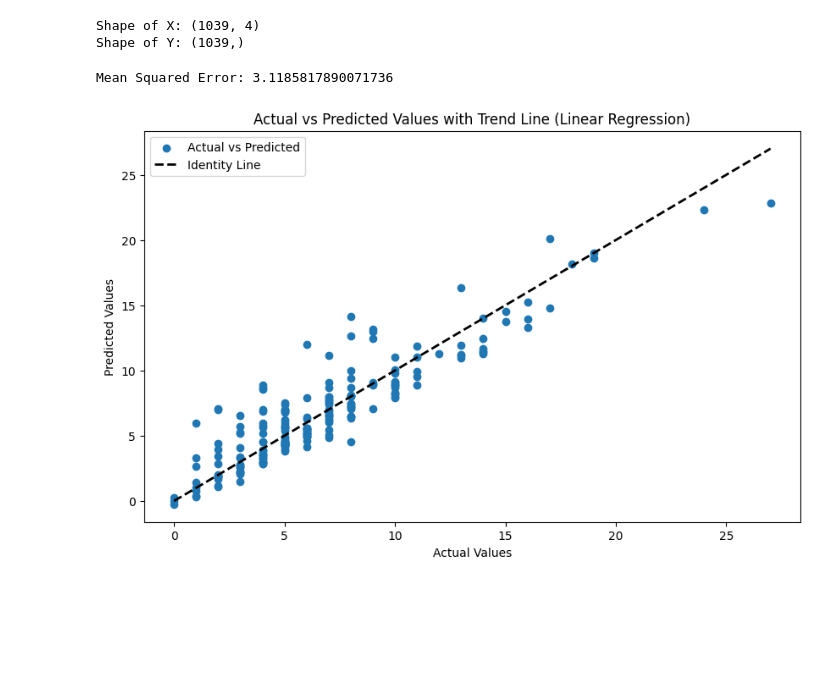
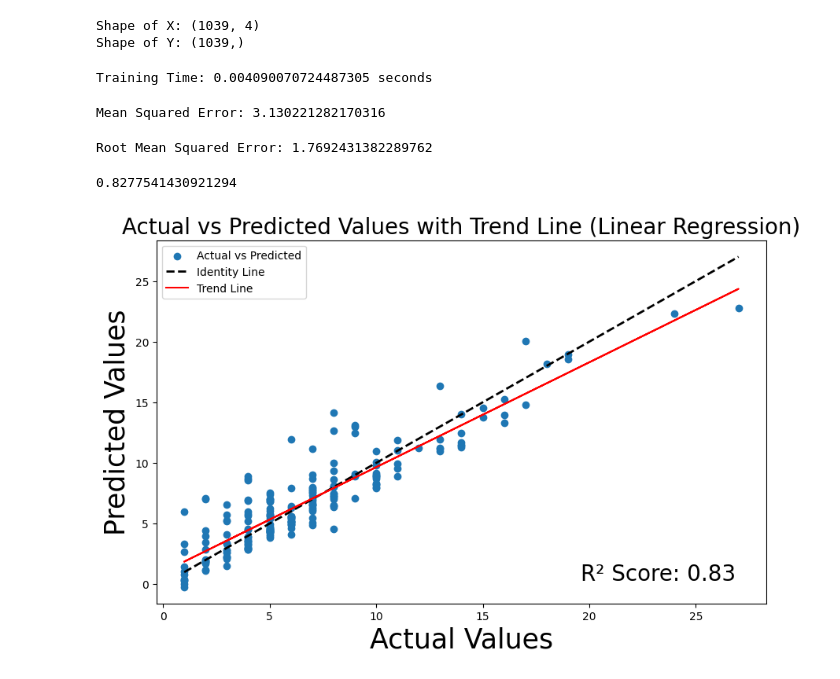
Before and after one commit to CristovalNS/Fundamentals_of_Data_Science_Project, a Jupyter notebook: LinearRegression.ipynb, the cells around one changed output. Drawn from its saved outputs; the diff is of its cells as text; code cells hidden in the pictures; blank space fills up the shorter version.

```diff
--- a/LinearRegression.ipynb
+++ b/LinearRegression.ipynb
@@ -17,6 +19,12 @@ df.head()
 | 2 | Stripe | 2014-01-23 | Fintech | United States | San Francisco | North America | 2010 | $2B | ... |
 | 3 | Klarna | 2011-12-12 | Fintech | Sweden | Stockholm | Europe | 2005 | $4B | ... |
 | 4 | Canva | 2018-01-08 | Internet Software And Services | Australia | Surry Hills | Oceania | 2012 | $572M | ... |
+# %%
+# Fix negative values
+
+df['Years to Unicorn'] = df['Years to Unicorn'].replace(-3, 1)
+
+df['Years to Unicorn'] = df['Years to Unicorn'].replace(0, 1)
 # %%
 # Encode 'Industry'
 industry_le = LabelEncoder()
@@ -58,3 +66,6 @@ Encoded_Industry Mapping:
 42 = United Kingdom
 43 = United States
 44 = Vietnam
+# %%
+# CompanyAge
+df["CompanyAge"] = 2023 - df["Year Founded"]
@@ -61,6 +96,6 @@ Encoded_Industry Mapping:
 # %%
 # Select features
-features = ['Encoded_Industry', 'Encoded_Country', 'Year Founded', 'Funding_Numeric ($B)']
+features = ['Encoded_Industry', 'Encoded_Country', 'CompanyAge', 'Funding_Numeric ($B)']
 # %%
 X = df[features]
 X
@@ -114,18 +151,52 @@ Y_pred = linear_reg.predict(X_test)
+# %%
+# Calculate the training time
+training_time = end_time - start_time
+print(f'Training Time: {training_time} seconds')
+# %% [output]
+Training Time: 0.004090070724487305 seconds
 # %%
 # Evaluate the model
 mse = mean_squared_error(Y_test, Y_pred)
 print(f'Mean Squared Error: {mse}')
 # %% [output]
-Mean Squared Error: 3.1185817890071736
+Mean Squared Error: 3.130221282170316
+# %%
+# Root Mean Squared Error
+rmse = mean_squared_error(Y_test, Y_pred)
+print(f'Root Mean Squared Error: {np.sqrt(rmse)}')
+# %% [output]
+Root Mean Squared Error: 1.7692431382289762
+# %%
+from sklearn.metrics import r2_score
+r2_score_result = r2_score(Y_test, Y_pred)
+r2_score_result
+# %% [output]
+0.8277541430921294
 # %%
+# Assuming Y_test and Y_pred are defined earlier in your code
+r2_score_result = r2_score(Y_test, Y_pred)
+
 # Plot the actual vs predicted values with the trend line
 plt.figure(figsize=(10, 6))
 plt.scatter(Y_test, Y_pred, label='Actual vs Predicted')
 plt.plot([Y_test.min(), Y_test.max()], [Y_test.min(), Y_test.max()], 'k--', lw=2, label='Identity Line')
-plt.title('Actual vs Predicted Values with Trend Line (Linear Regression)')
-plt.xlabel('Actual Values')
-plt.ylabel('Predicted Values')
+
+# Increase the font size for the title and axis labels
+plt.title('Actual vs Predicted Values with Trend Line (Linear Regression)', fontsize=20)
+plt.xlabel('Actual Values', fontsize=25)
+plt.ylabel('Predicted Values', fontsize=25)
+
+# Add a trend line (line of best fit)
+z = np.polyfit(Y_test, Y_pred, 1)
+p = np.poly1d(z)
+plt.plot(Y_test, p(Y_test), color='red', label='Trend Line')
+
+# Add R² score as text on the plot at the bottom right
+plt.text(0.95, 0.05, f'R² Score: {r2_score_result:.2f}',
+         transform=plt.gca().transAxes, fontsize=20,
+         verticalalignment='bottom', horizontalalignment='right')
+
 plt.legend()
 plt.show()
 # %% [output]
-[figure, old version]
+[figure, new version]
```
Also changed, not shown: parts of 23 cells of this notebook, 2 other files.
